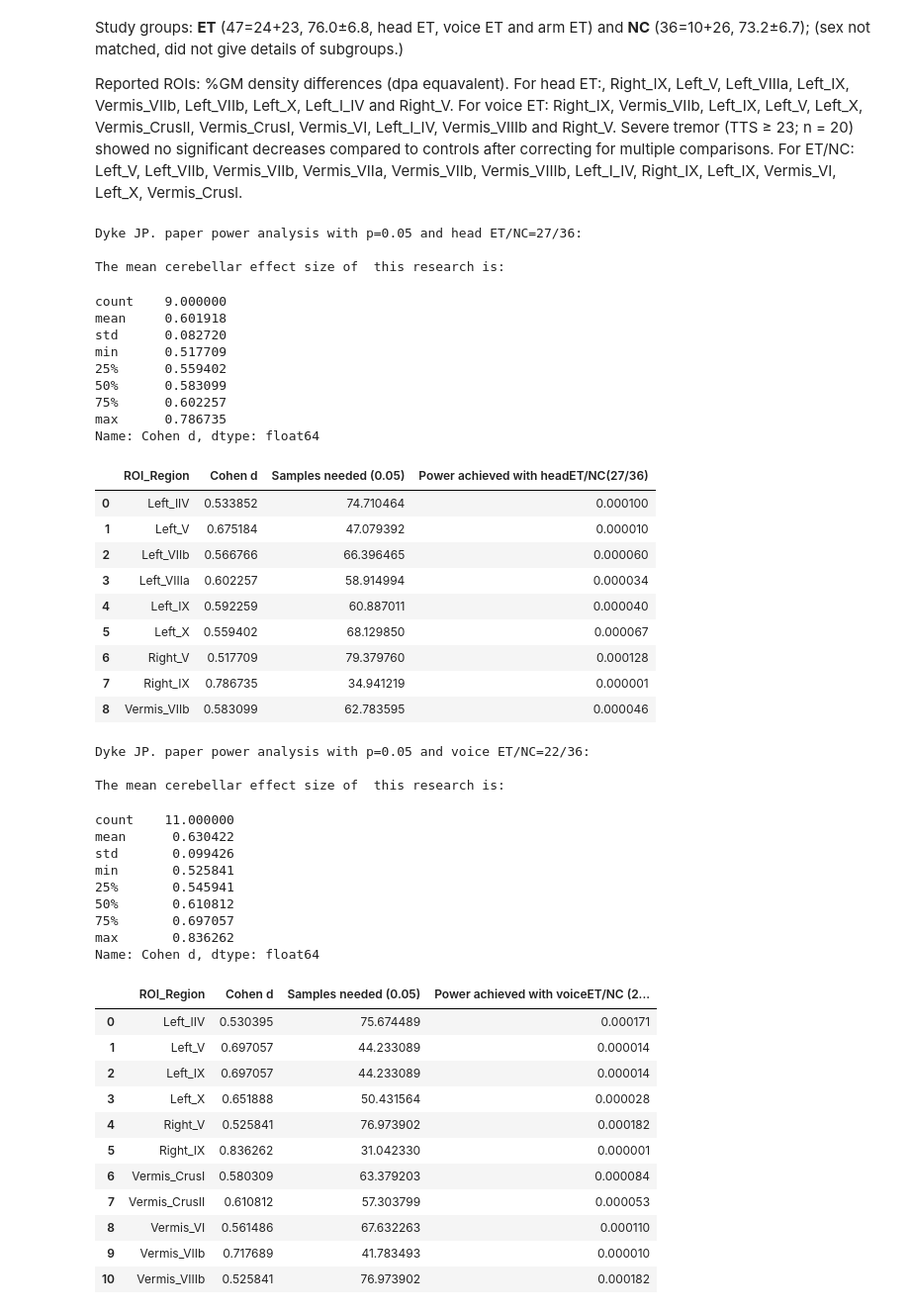
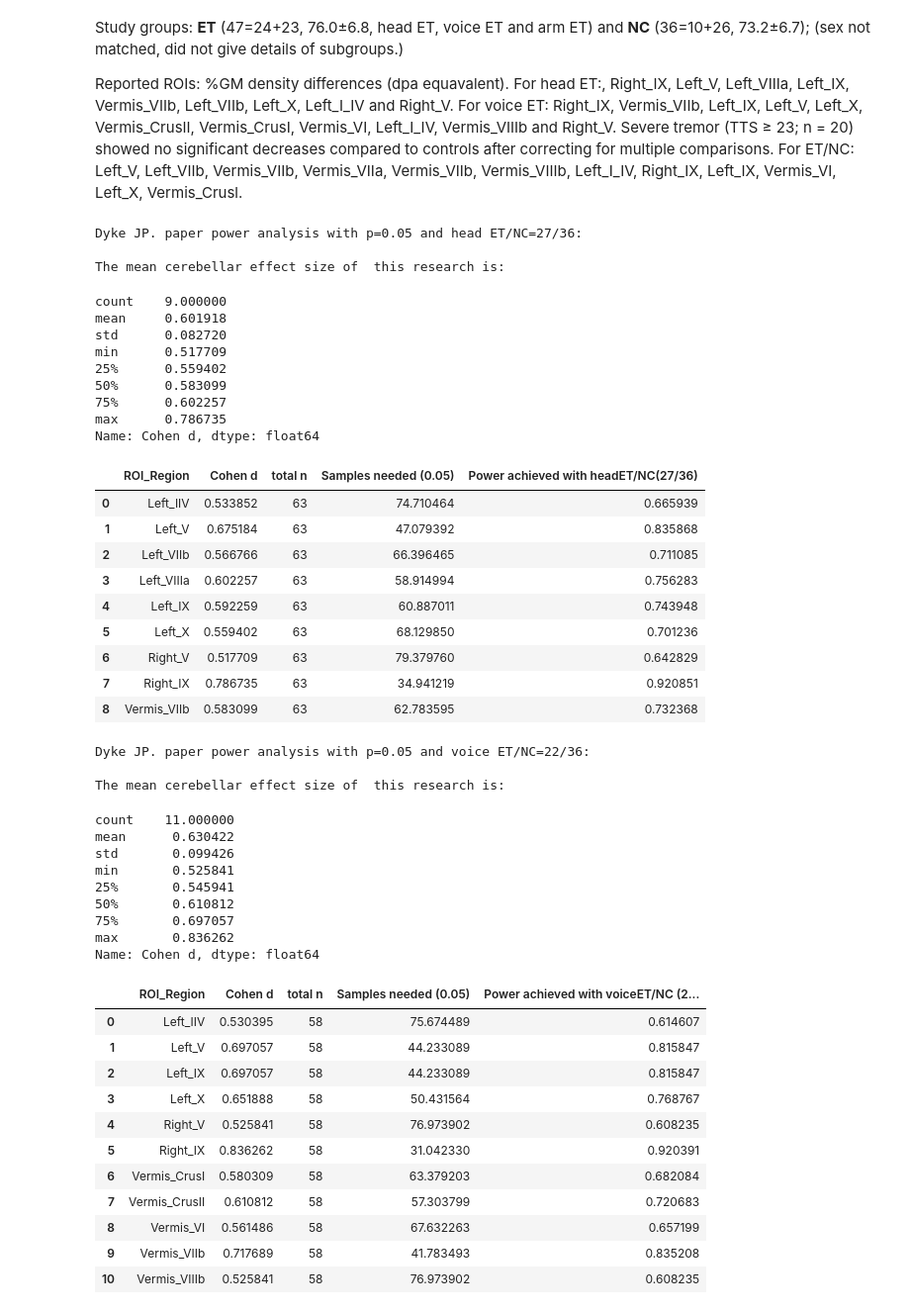
Before and after one commit to Vincent-wq/Replicability-of-PD-ICA, a Jupyter notebook: codes/devel/cerebellum_confounder/0_power_analysis.ipynb, the cells around one changed output. Shown at 99% size. Cells and saved outputs as stored; diff of their text form; code cells hidden in the pictures.

```diff
--- a/codes/devel/cerebellum_confounder/0_power_analysis.ipynb
+++ b/codes/devel/cerebellum_confounder/0_power_analysis.ipynb
@@ -514,14 +483,14 @@ p6_cohend_head_et  = [cohend_from_p2(x,p6_n_head_et,p6_n_nc) for x in p6_p_head_
 p6_cohend_voice_et = [cohend_from_p2(x,p6_n_voice_et,p6_n_nc) for x in p6_p_voice_et];
 
 p6_sample_needed_head_et  = [power.tt_ind_solve_power(effect_size=x, alpha=p, power=power_expected) for x in p6_cohend_head_et];
-p6_power_achieved_head_et = [power.tt_ind_solve_power(effect_size=x, nobs1=p6_n_head_et, alpha=p, ratio=p6_n_nc/p6_n_head_et, alternative='smaller')
+p6_power_achieved_head_et = [power.tt_ind_solve_power(effect_size=x, nobs1=p6_n_head_et, alpha=p, ratio=p6_n_nc/p6_n_head_et, alternative='larger')
                              for x in p6_cohend_head_et];
 
 p6_sample_needed_voice_et  = [power.tt_ind_solve_power(effect_size=x, alpha=p, power=power_expected) for x in p6_cohend_voice_et];
-p6_power_achieved_voice_et = [power.tt_ind_solve_power(effect_size=x, nobs1=p6_n_voice_et, alpha=p, ratio=p6_n_nc/p6_n_voice_et, alternative='smaller')
+p6_power_achieved_voice_et = [power.tt_ind_solve_power(effect_size=x, nobs1=p6_n_voice_et, alpha=p, ratio=p6_n_nc/p6_n_voice_et, alternative='larger')
                               for x in p6_cohend_voice_et];
 
-p6_head_et_res={"ROI_Region":p6_roi_head,"Cohen d":p6_cohend_head_et,"Samples needed ("+str(p)+")":p6_sample_needed_head_et,
+p6_head_et_res={"ROI_Region":p6_roi_head,"Cohen d":p6_cohend_head_et,"total n": p6_n_head_et+p6_n_nc,"Samples needed ("+str(p)+")":p6_sample_needed_head_et,
              "Power achieved with headET/NC("+str(p6_n_head_et)+"/"+str(p6_n_nc)+")":p6_power_achieved_head_et}
 p6_head_et_df=pd.DataFrame(p6_head_et_res)
 print("Dyke JP. paper power analysis with p=0.05 and head ET/NC=27/36:\n")
@@ -530,58 +499,58 @@ display(p6_head_et_df['Cohen d'].describe())
 display(p6_head_et_df)
 print('\n')
 
-p6_voice_et_res={"ROI_Region":p6_roi_voice,"Cohen d":p6_cohend_voice_et,"Samples needed ("+str(p)+")":p6_sample_needed_voice_et,
+p6_voice_et_res={"ROI_Region":p6_roi_voice,"Cohen d":p6_cohend_voice_et,"total n": p6_n_voice_et+p6_n_nc,"Samples needed ("+str(p)+")":p6_sample_needed_voice_et,
               "Power achieved with voiceET/NC ("+str(p6_n_voice_et)+"/"+str(p6_n_nc)+")":p6_power_achieved_voice_et}
 p6_voice_et_df=pd.DataFrame(p6_voice_et_res)
 print("Dyke JP. paper power analysis with p=0.05 and voice ET/NC=22/36:\n")
 print("The mean cerebellar effect size of  this research is: ")
 display(p6_voice_et_df['Cohen d'].describe())
 display(p6_voice_et_df)
 # None of the results shows enough power. Largest: Right_IX=0.839158
 # %% [output]
 Dyke JP. paper power analysis with p=0.05 and head ET/NC=27/36:
 
 The mean cerebellar effect size of  this research is:
 count    9.000000
 mean     0.601918
 std      0.082720
 min      0.517709
 25%      0.559402
 50%      0.583099
 75%      0.602257
 max      0.786735
 Name: Cohen d, dtype: float64
-|  | ROI_Region | Cohen d | Samples needed (0.05) | Power achieved with headET/NC(27/36) |
-| 0 | Left_IIV | 0.533852 | 74.710464 | 0.000100 |
-| 1 | Left_V | 0.675184 | 47.079392 | 0.000010 |
-| 2 | Left_VIIb | 0.566766 | 66.396465 | 0.000060 |
-| 3 | Left_VIIIa | 0.602257 | 58.914994 | 0.000034 |
-| 4 | Left_IX | 0.592259 | 60.887011 | 0.000040 |
-| 5 | Left_X | 0.559402 | 68.129850 | 0.000067 |
-| 6 | Right_V | 0.517709 | 79.379760 | 0.000128 |
-| 7 | Right_IX | 0.786735 | 34.941219 | 0.000001 |
-| 8 | Vermis_VIIb | 0.583099 | 62.783595 | 0.000046 |
+|  | ROI_Region | Cohen d | total n | Samples needed (0.05) | Power achieved with headET/NC(27/36) |
+| 0 | Left_IIV | 0.533852 | 63 | 74.710464 | 0.665939 |
+| 1 | Left_V | 0.675184 | 63 | 47.079392 | 0.835868 |
+| 2 | Left_VIIb | 0.566766 | 63 | 66.396465 | 0.711085 |
+| 3 | Left_VIIIa | 0.602257 | 63 | 58.914994 | 0.756283 |
+| 4 | Left_IX | 0.592259 | 63 | 60.887011 | 0.743948 |
+| 5 | Left_X | 0.559402 | 63 | 68.129850 | 0.701236 |
+| 6 | Right_V | 0.517709 | 63 | 79.379760 | 0.642829 |
+| 7 | Right_IX | 0.786735 | 63 | 34.941219 | 0.920851 |
+| 8 | Vermis_VIIb | 0.583099 | 63 | 62.783595 | 0.732368 |
 Dyke JP. paper power analysis with p=0.05 and voice ET/NC=22/36:
 
 The mean cerebellar effect size of  this research is:
 count    11.000000
 mean      0.630422
 std       0.099426
 min       0.525841
 25%       0.545941
 50%       0.610812
 75%       0.697057
 max       0.836262
 Name: Cohen d, dtype: float64
-|  | ROI_Region | Cohen d | Samples needed (0.05) | Power achieved with voiceET/NC (2... |
-| 0 | Left_IIV | 0.530395 | 75.674489 | 0.000171 |
-| 1 | Left_V | 0.697057 | 44.233089 | 0.000014 |
-| 2 | Left_IX | 0.697057 | 44.233089 | 0.000014 |
-| 3 | Left_X | 0.651888 | 50.431564 | 0.000028 |
-| 4 | Right_V | 0.525841 | 76.973902 | 0.000182 |
-| 5 | Right_IX | 0.836262 | 31.042330 | 0.000001 |
-| 6 | Vermis_CrusI | 0.580309 | 63.379203 | 0.000084 |
-| 7 | Vermis_CrusII | 0.610812 | 57.303799 | 0.000053 |
-| 8 | Vermis_VI | 0.561486 | 67.632263 | 0.000110 |
-| 9 | Vermis_VIIb | 0.717689 | 41.783493 | 0.000010 |
-| 10 | Vermis_VIIIb | 0.525841 | 76.973902 | 0.000182 |
+|  | ROI_Region | Cohen d | total n | Samples needed (0.05) | Power achieved with voiceET/NC (2... |
+| 0 | Left_IIV | 0.530395 | 58 | 75.674489 | 0.614607 |
+| 1 | Left_V | 0.697057 | 58 | 44.233089 | 0.815847 |
+| 2 | Left_IX | 0.697057 | 58 | 44.233089 | 0.815847 |
+| 3 | Left_X | 0.651888 | 58 | 50.431564 | 0.768767 |
+| 4 | Right_V | 0.525841 | 58 | 76.973902 | 0.608235 |
+| 5 | Right_IX | 0.836262 | 58 | 31.042330 | 0.920391 |
+| 6 | Vermis_CrusI | 0.580309 | 58 | 63.379203 | 0.682084 |
+| 7 | Vermis_CrusII | 0.610812 | 58 | 57.303799 | 0.720683 |
+| 8 | Vermis_VI | 0.561486 | 58 | 67.632263 | 0.657199 |
+| 9 | Vermis_VIIb | 0.717689 | 58 | 41.783493 | 0.835208 |
+| 10 | Vermis_VIIIb | 0.525841 | 58 | 76.973902 | 0.608235 |
```
Also changed, not shown: parts of 12 cells of this notebook.
